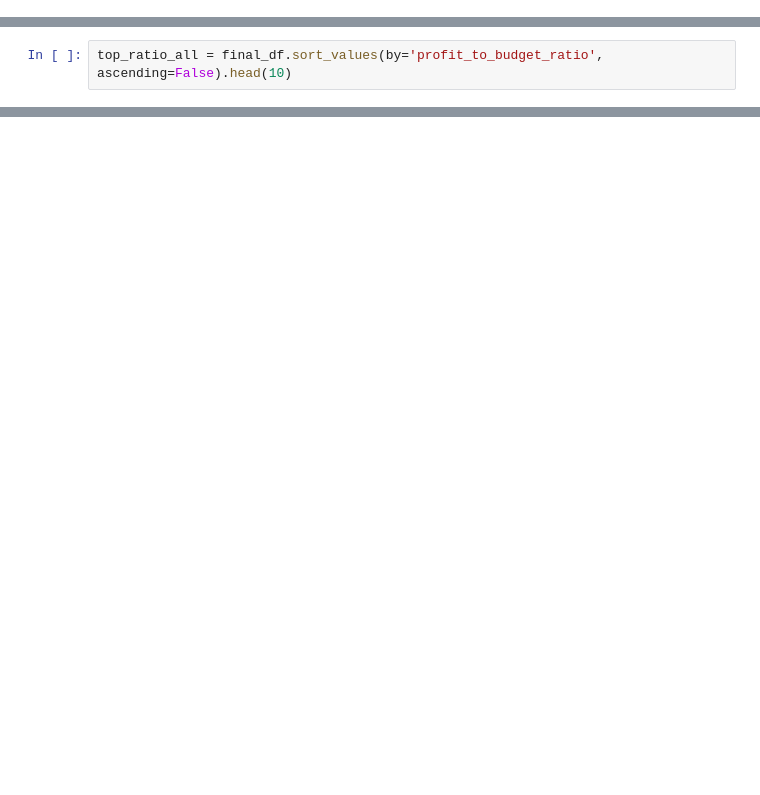
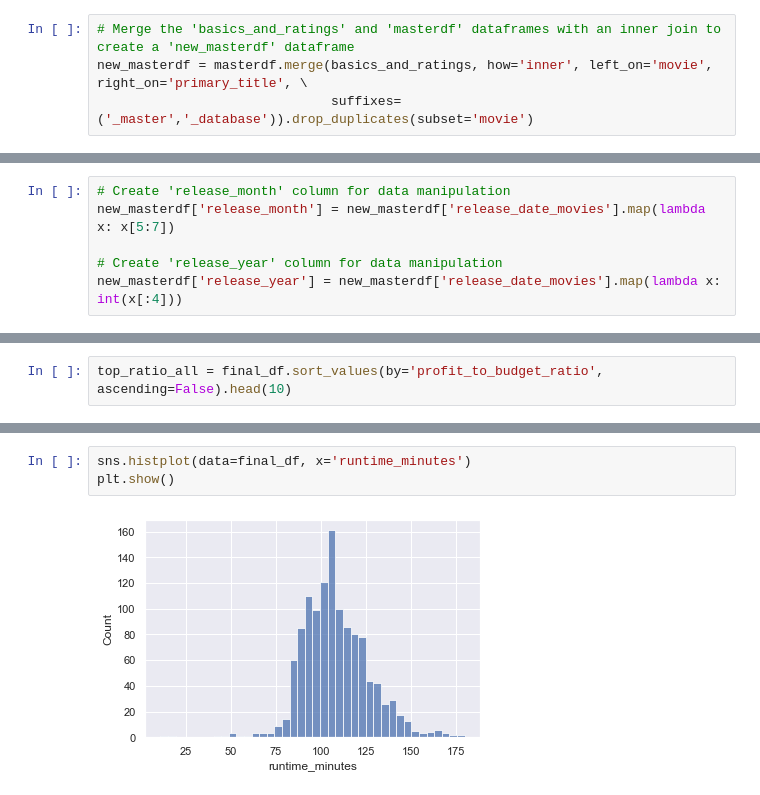
Before and after one commit to pschulk/Microsoft_Studio_Analysis_Phase_1, a Jupyter notebook: dsc-phase1-project-template-pas-2.ipynb, the cells around one changed output, grey strips where cells are left out. Saved outputs shown, nothing was run; the diff lists cells and outputs as text; blank space fills up the shorter version.

```diff
--- a/dsc-phase1-project-template-pas-2.ipynb
+++ b/dsc-phase1-project-template-pas-2.ipynb
@@ -692,0 +36,4 @@ final_df.head()
+# %%
+# Merge the 'basics_and_ratings' and 'masterdf' dataframes with an inner join to create a 'new_masterdf' dataframe
+new_masterdf = masterdf.merge(basics_and_ratings, how='inner', left_on='movie', right_on='primary_title', \
+                              suffixes=('_master','_database')).drop_duplicates(subset='movie')
@@ -692,0 +74,6 @@ final_df.head()
+# %%
+# Create 'release_month' column for data manipulation
+new_masterdf['release_month'] = new_masterdf['release_date_movies'].map(lambda x: x[5:7])
+
+# Create 'release_year' column for data manipulation
+new_masterdf['release_year'] = new_masterdf['release_date_movies'].map(lambda x: int(x[:4]))
@@ -769,0 +254,5 @@ plt.show(fig);
+# %%
+sns.histplot(data=final_df, x='runtime_minutes')
+plt.show()
+# %% [output]
+[figure, added]
```
Also changed, not shown: parts of 82 cells of this notebook.
